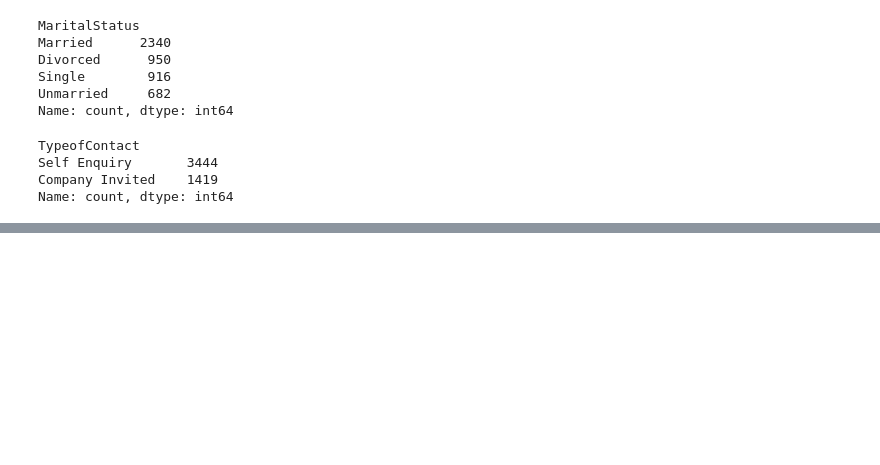
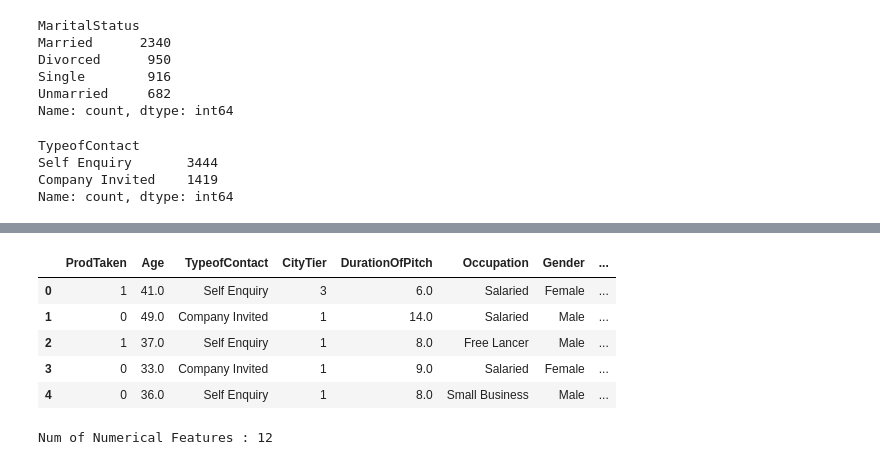
Before and after one commit to prajwal-sv/Machine-Learning, a Jupyter notebook: Random Forest/Random Forest ClassiFiction.ipynb, the cells around one changed output, grey strips where cells are left out. Saved outputs shown, nothing was run; the diff lists cells and outputs as text; code cells hidden in the pictures; blank space fills up the shorter version.

```diff
--- a/Random Forest/Random Forest ClassiFiction.ipynb
+++ b/Random Forest/Random Forest ClassiFiction.ipynb
@@ -85,0 +174,9 @@ df['MaritalStatus'] = df['MaritalStatus'].replace('Single', 'Unmarried')
+# %%
+df.head()
+# %% [output]
+|  | ProdTaken | Age | TypeofContact | CityTier | DurationOfPitch | Occupation | Gender | ... |
+| 0 | 1 | 41.0 | Self Enquiry | 3 | 6.0 | Salaried | Female | ... |
+| 1 | 0 | 49.0 | Company Invited | 1 | 14.0 | Salaried | Male | ... |
+| 2 | 1 | 37.0 | Self Enquiry | 1 | 8.0 | Free Lancer | Male | ... |
+| 3 | 0 | 33.0 | Company Invited | 1 | 9.0 | Salaried | Female | ... |
+| 4 | 0 | 36.0 | Self Enquiry | 1 | 8.0 | Small Business | Male | ... |
@@ -85,0 +187,5 @@ df['MaritalStatus'] = df['MaritalStatus'].replace('Single', 'Unmarried')
+# %%
+num_features = [features for features in df.columns if df[features].dtype!='object']
+print('Num of Numerical Features :', len(num_features))
+# %% [output]
+Num of Numerical Features : 12
```
Also changed, not shown: parts of 29 cells of this notebook, 1 other file.
